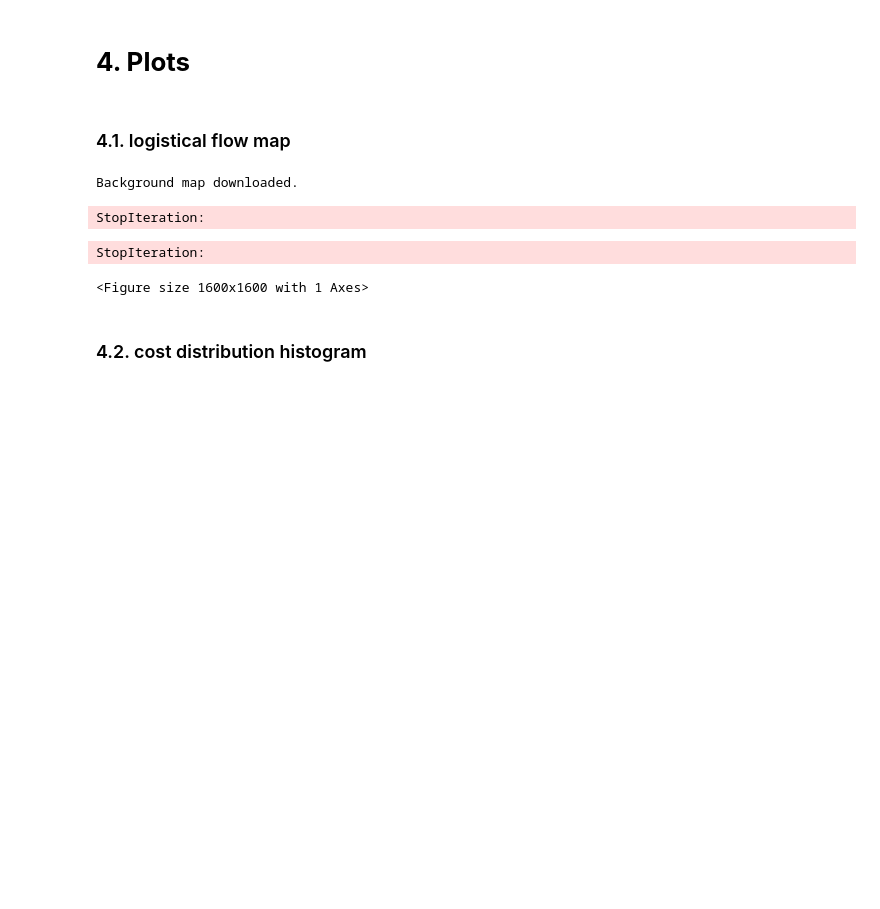
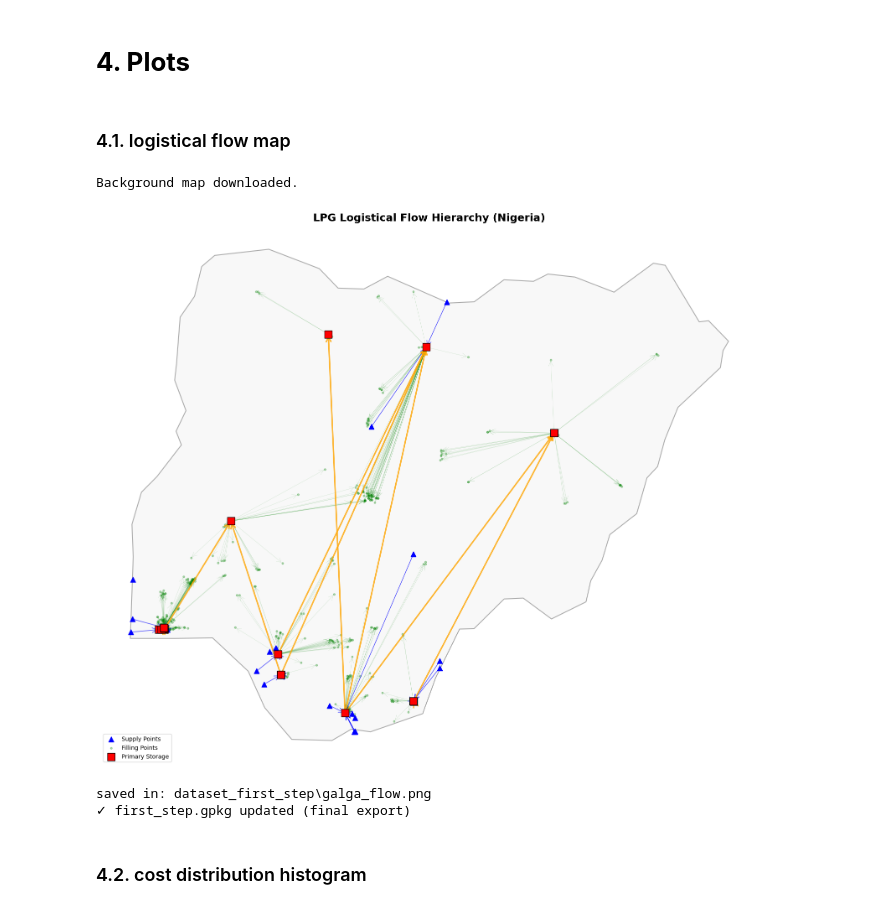
Before and after one commit to mattiacinchetti-max/OnStoveThesis, a Jupyter notebook: thesis/script_nostri/0.0_first_step_me.ipynb, the cells around one changed output. Drawn from its saved outputs; the diff is of its cells as text; code cells hidden in the pictures; blank space fills up the shorter version.

Commit message:
cost tracking implemented; more accurate plots

```diff
--- a/thesis/script_nostri/0.0_first_step_me.ipynb
+++ b/thesis/script_nostri/0.0_first_step_me.ipynb
@@ -621,7 +621,7 @@ def save_first_step(layers, stage=""):
     if output_path.exists():
         output_path.unlink()
 
-    order = ["refineries", "ports", "gas_plants", "primary_storage", "border_points", "filling_points"]
+    order = ["refineries", "ports", "gas_plants", "primary_storage", "border_points", "filling_points", "primary_storage_allocated"]
 
     written = 0
     for name in order:
@@ -1603,6 +1603,10 @@ def calculate_cost_storages(
 # %% [markdown]
 ### 3.1. calculation import costs
 # %%
+# Use the percentage-enriched layers from step 2.2
+ports = layers['ports'].copy()
+border_points = layers['border_points'].copy()
+
 ports_final = cost_ports(ports, lpg_import_cost)
 border_points_final = cost_border_points(border_points, lpg_import_cost)
 
@@ -1994,7 +2065,11 @@ warnings.filterwarnings('ignore', message='Geometry is in a geographic CRS.*')
 
 # 1. Load Data & Align CRS
 ps = layers['primary_storage'].copy()
-filling = layers['filling_points'].copy()
+if 'filling_points' in layers and layers['filling_points'] is not None:
+    filling = layers['filling_points'].copy()
+else:
+    filling_path = Path("dataset_big/filling_point_assigned.gpkg")
+    filling = gpd.read_file(filling_path)
 
 # Ensure CRS alignment
 if filling.crs != ps.crs:
@@ -2009,11 +2084,12 @@ print("Background map downloaded.")
 supply_layers = ['refineries', 'ports', 'gas_plants', 'border_points']
 supply_list = []
 for lyr in supply_layers:
-    try:
-        gdf = gpd.read_file(first_step_path, layer=lyr)
-        if gdf.crs != ps.crs: gdf = gdf.to_crs(ps.crs)
-        supply_list.append(gdf)
-    except: continue
+    gdf = layers.get(lyr)
+    if gdf is None or gdf.empty:
+        continue
+    if gdf.crs != ps.crs:
+        gdf = gdf.to_crs(ps.crs)
+    supply_list.append(gdf)
 
 supply = pd.concat(supply_list, ignore_index=True) if supply_list else gpd.GeoDataFrame()
 ps_dict = {row['id_supply']: row.geometry.centroid for _, row in ps.iterrows()}
@@ -2034,7 +2110,8 @@ def draw_arrow(start, end, color, lw, alpha, zorder=2, head_width=0.08):
     Skips drawing when either endpoint is missing.
     Designed for readable, thin flow overlays.
     """
-    if start is None or end is None: return
+    if start is None or end is None:
+        return
     ax.annotate("", xy=(end.x, end.y), xytext=(start.x, start.y),
                 arrowprops=dict(arrowstyle="->", color=color, lw=lw,
                                 alpha=alpha, shrinkA=2, shrinkB=2,
@@ -2061,36 +2138,36 @@ for _, row in filling.iterrows():
     if tid in ps_dict:
         draw_arrow(ps_dict[tid], row.geometry.centroid, 'green', 0.4, 0.2, zorder=1)
 
 # 5. Plot Infrastructure Points
 if not supply.empty:
     supply.centroid.plot(ax=ax, color='blue', marker='^', markersize=80, label='Supply Points', zorder=4)
 filling.centroid.plot(ax=ax, color='green', marker='o', markersize=10, alpha=0.3, label='Filling Points', zorder=1)
 ps.centroid.plot(ax=ax, color='red', marker='s', markersize=150, edgecolor='black', label='Primary Storage', zorder=5)
 
 # Formatting
 ax.set_title('LPG Logistical Flow Hierarchy (Nigeria)', fontsize=18, fontweight='bold')
 ax.axis('off')
 handles, labels = ax.get_legend_handles_labels()
 by_label = dict(zip(labels, handles))
 ax.legend(by_label.values(), by_label.keys(), loc='lower left', frameon=True)
 
 plt.tight_layout()
 
 output_image_path = data_dir / "galga_flow.png"
 
 plt.savefig(output_image_path, dpi=300, bbox_inches='tight', facecolor='white')
 
 plt.show()
 
 print(f"saved in: {output_image_path}")
 
 # Final export of all layers to first_step.gpkg
 save_first_step(layers, "final export")
 # %% [output]
 Background map downloaded.
+[figure, added]
-StopIteration:
+saved in: dataset_first_step\galga_flow.png
+✓ first_step.gpkg updated (final export)
-StopIteration:
-<Figure size 1600x1600 with 1 Axes>
 # %% [markdown]
 ### 4.2. cost distribution histogram
 # %%
```
Also changed, not shown: parts of 8 cells of this notebook.
